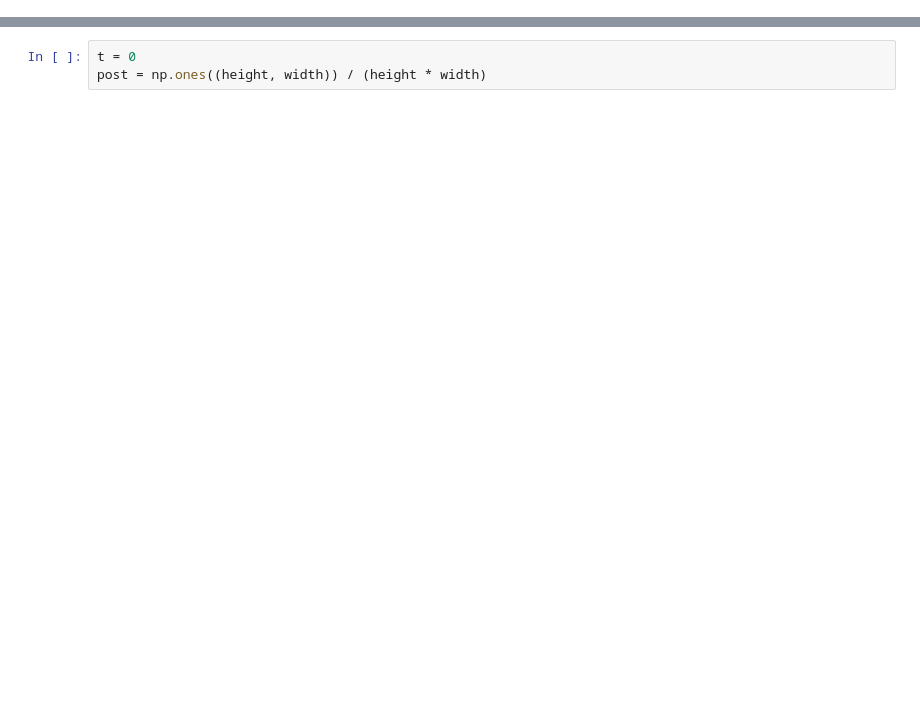
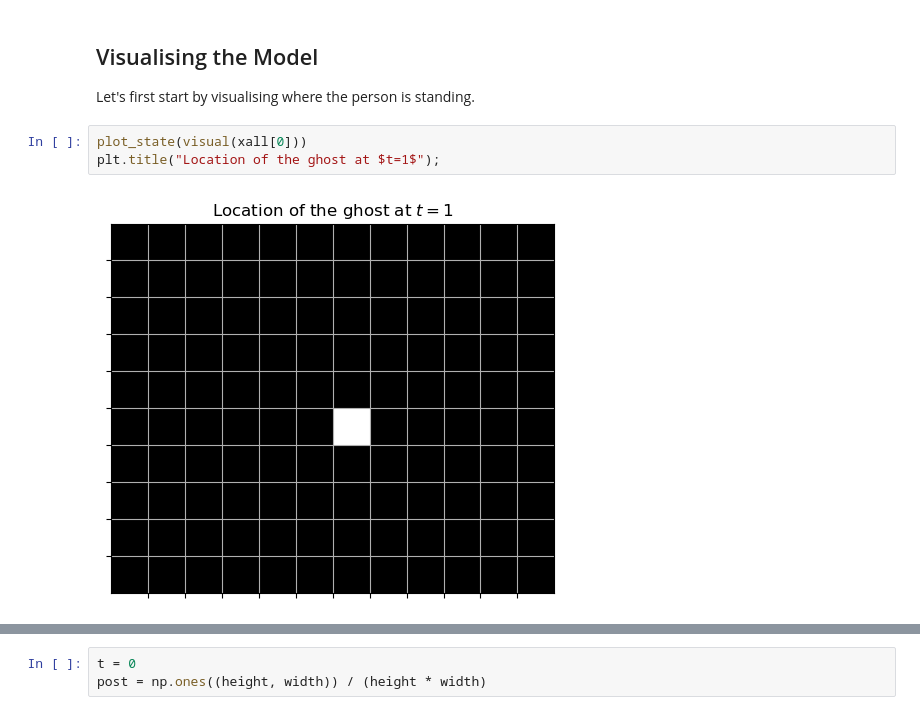
Before and after one commit to markvdw/probinf-spring-2023, a Jupyter notebook: code/hmm-demo.ipynb, the cells around one changed output, grey strips where cells are left out. Drawn from its saved outputs; the diff is of its cells as text; blank space fills up the shorter version.

```diff
--- a/code/hmm-demo.ipynb
+++ b/code/hmm-demo.ipynb
@@ -115,3 +141,11 @@ def forward(p_xt):
     for (y, x), w in np.ndenumerate(p_xt):
         px_tp1 = px_tp1 + transition_prob([y, x]) * w
     return px_tp1
+# %% [markdown]
+## Visualising the Model
+Let's first start by visualising where the person is standing.
+# %%
+plot_state(visual(xall[0]))
+plt.title("Location of the ghost at $t=1$");
+# %% [output]
+[figure, added]
```
Also changed, not shown: parts of 28 cells of this notebook, 14 other files.
